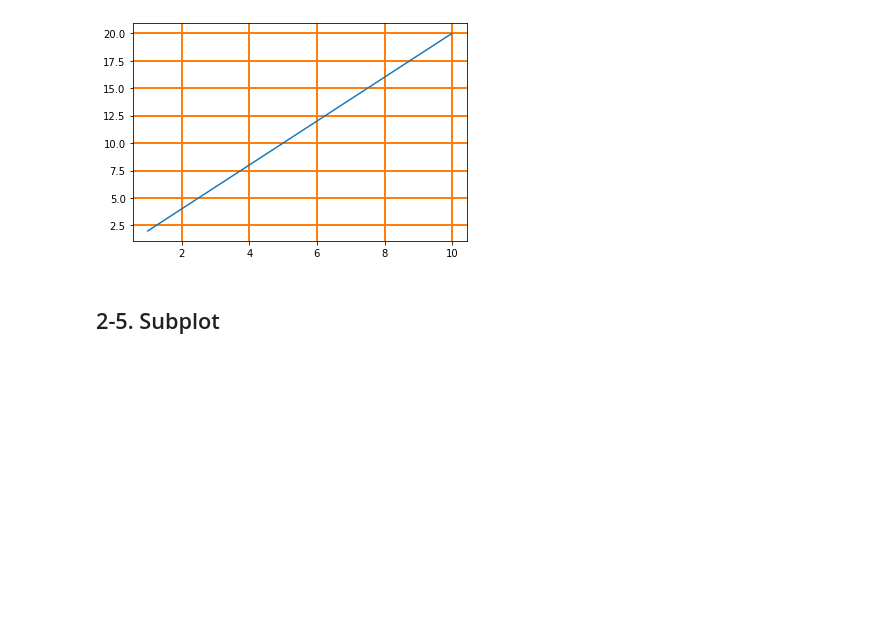
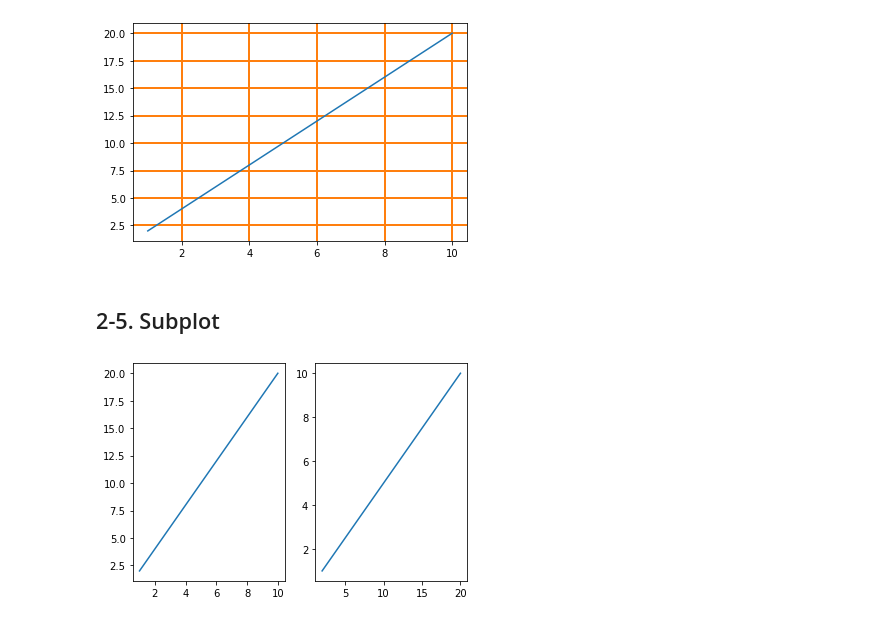
Before and after one commit to CraftyDragon678/study-bigdata, a Jupyter notebook: 30_데이터 시각화/02_Line Plot.ipynb, the cells around one changed output. Saved outputs shown, nothing was run; the diff lists cells and outputs as text; code cells hidden in the pictures; blank space fills up the shorter version.

Commit message:
save graph

```diff
--- a/30_데이터 시각화/02_Line Plot.ipynb
+++ b/30_데이터 시각화/02_Line Plot.ipynb
@@ -146,3 +146,13 @@ plt.show()
 [figure]
 # %% [markdown]
 ## 2-5. Subplot
+# %%
+# 1. subplot row, column, index)
+plt.subplot(1, 2, 1)
+plt.plot(x, y)
+
+plt.subplot(1, 2, 2)
+plt.plot(y, x)
+plt.show()
+# %% [output]
+[figure, added]
```
Also changed, not shown: parts of 18 cells of this notebook, 1 other file.
